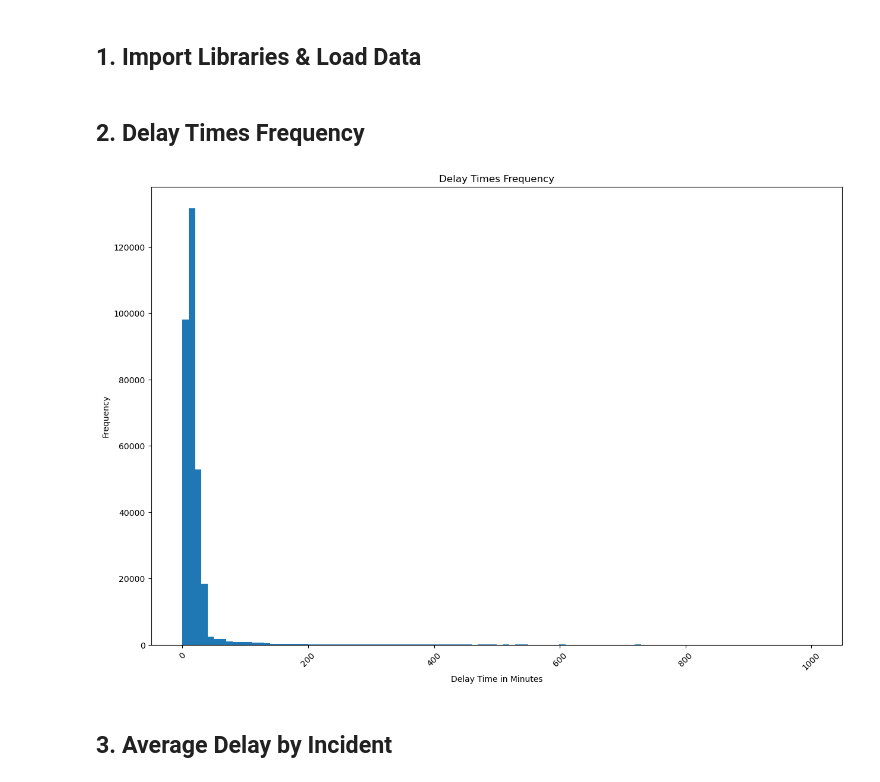
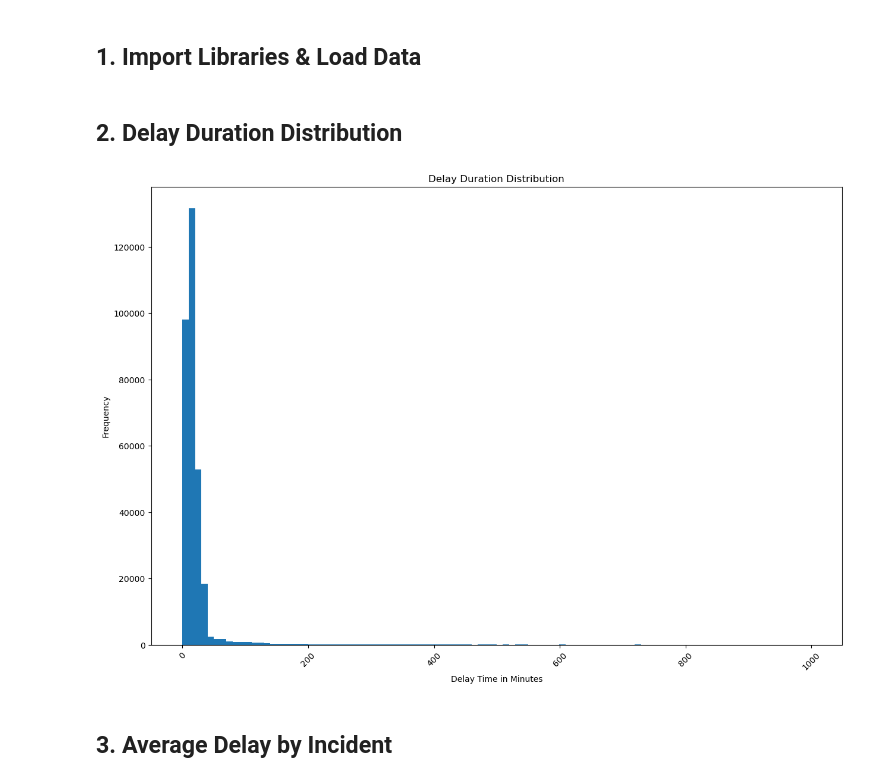
Before and after one commit to RNA6/DS-Project, a Jupyter notebook: Visuallization_with_outliers.ipynb, the cells around one changed output. Drawn from its saved outputs; the diff is of its cells as text; code cells hidden in the pictures.

```diff
--- a/Visuallization_with_outliers.ipynb
+++ b/Visuallization_with_outliers.ipynb
@@ -9,19 +9,19 @@ import datetime as dt
 
 delay_dataset = pd.read_csv('TTC_Bus_Delays_2021_2026_with_outliers.csv')
 # %% [markdown]
-## **2. Delay Times Frequency**
+## **2. Delay Duration Distribution**
 # %%
 plt.figure(figsize = (15,10))
 plt.hist(list(delay_dataset['Min Delay']), bins=100)
 
 plt.xticks(fontsize = 10, rotation = 45)
 
 plt.xlabel('Delay Time in Minutes')
 plt.ylabel('Frequency')
-plt.title('Delay Times Frequency')
+plt.title('Delay Duration Distribution')
 plt.show()
 # %% [output]
-[figure, old version]
+[figure, new version]
 # %% [markdown]
 ## **3. Average Delay by Incident**
 # %%
```
Also changed, not shown: parts of 4 cells of this notebook, 1 other file.
